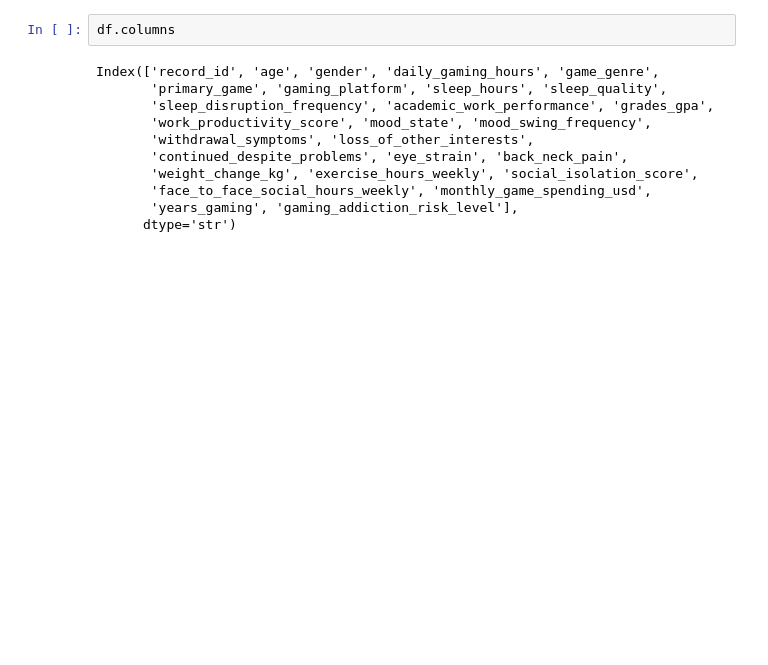
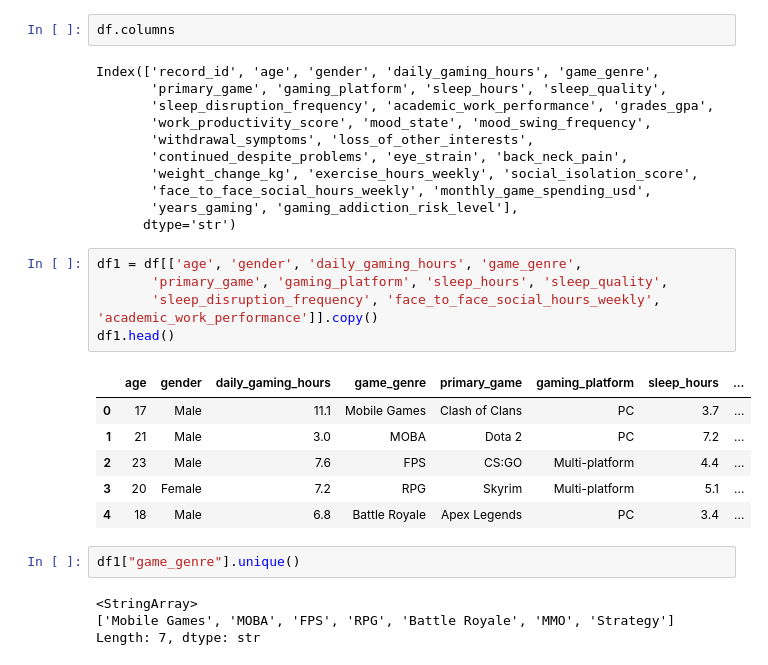
Before and after one commit to evaldocunhaf/MLOPS-Cesar-Project, a Jupyter notebook: notebooks/EDA.ipynb, the cells around one changed output. Cells and saved outputs as stored; diff of their text form; blank space fills up the shorter version.

```diff
--- a/notebooks/EDA.ipynb
+++ b/notebooks/EDA.ipynb
@@ -48,3 +49,21 @@ Index(['record_id', 'age', 'gender', 'daily_gaming_hours', 'game_genre',
        'face_to_face_social_hours_weekly', 'monthly_game_spending_usd',
        'years_gaming', 'gaming_addiction_risk_level'],
       dtype='str')
+# %%
+df1 = df[['age', 'gender', 'daily_gaming_hours', 'game_genre',
+       'primary_game', 'gaming_platform', 'sleep_hours', 'sleep_quality',
+       'sleep_disruption_frequency', 'face_to_face_social_hours_weekly', 'academic_work_performance']].copy()
+df1.head()
+# %% [output]
+|  | age | gender | daily_gaming_hours | game_genre | primary_game | gaming_platform | sleep_hours | ... |
+| 0 | 17 | Male | 11.1 | Mobile Games | Clash of Clans | PC | 3.7 | ... |
+| 1 | 21 | Male | 3.0 | MOBA | Dota 2 | PC | 7.2 | ... |
+| 2 | 23 | Male | 7.6 | FPS | CS:GO | Multi-platform | 4.4 | ... |
+| 3 | 20 | Female | 7.2 | RPG | Skyrim | Multi-platform | 5.1 | ... |
+| 4 | 18 | Male | 6.8 | Battle Royale | Apex Legends | PC | 3.4 | ... |
+# %%
+df1["game_genre"].unique()
+# %% [output]
+<StringArray>
+['Mobile Games', 'MOBA', 'FPS', 'RPG', 'Battle Royale', 'MMO', 'Strategy']
+Length: 7, dtype: str
```
Also changed, not shown: parts of 7 cells of this notebook, 11 other files.
